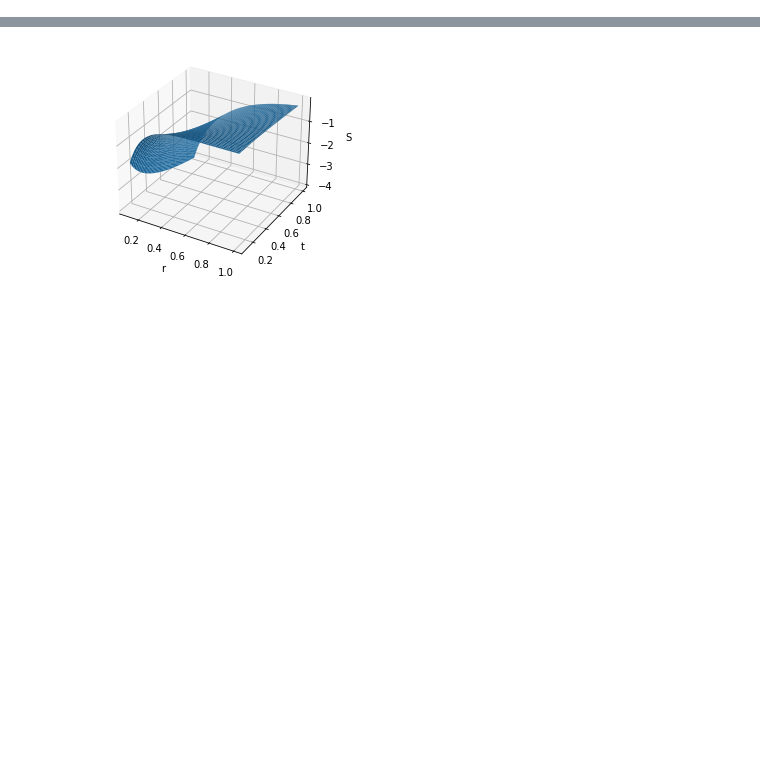
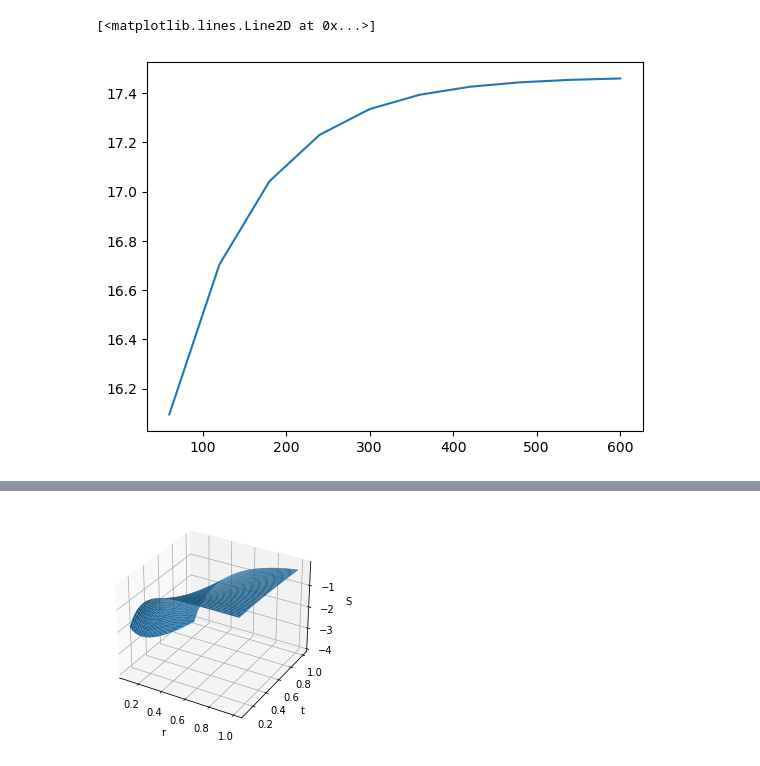
Before and after one commit to Claudio-zb/RL_WEF_MS, a Jupyter notebook: proando.ipynb, the cells around one changed output, grey strips where cells are left out. Cells and saved outputs as stored; diff of their text form; code cells hidden in the pictures; blank space fills up the shorter version.

```diff
--- a/proando.ipynb
+++ b/proando.ipynb
@@ -6,0 +79,5 @@ import numpy as np
+# %%
+plt.plot(t, x_s)
+# %% [output]
+[<matplotlib.lines.Line2D at 0x...>]
+[figure, added]
```
Also changed, not shown: parts of 9 cells of this notebook, 8 other files.
